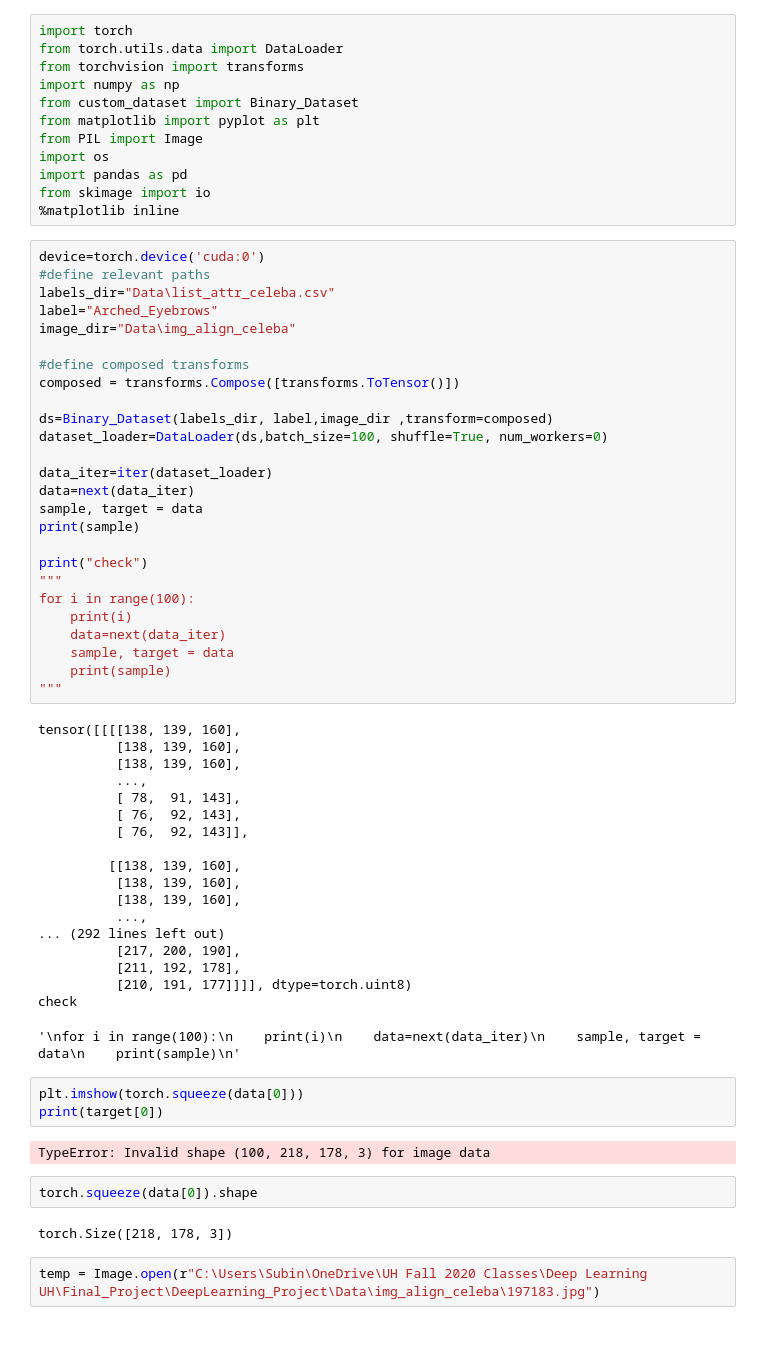
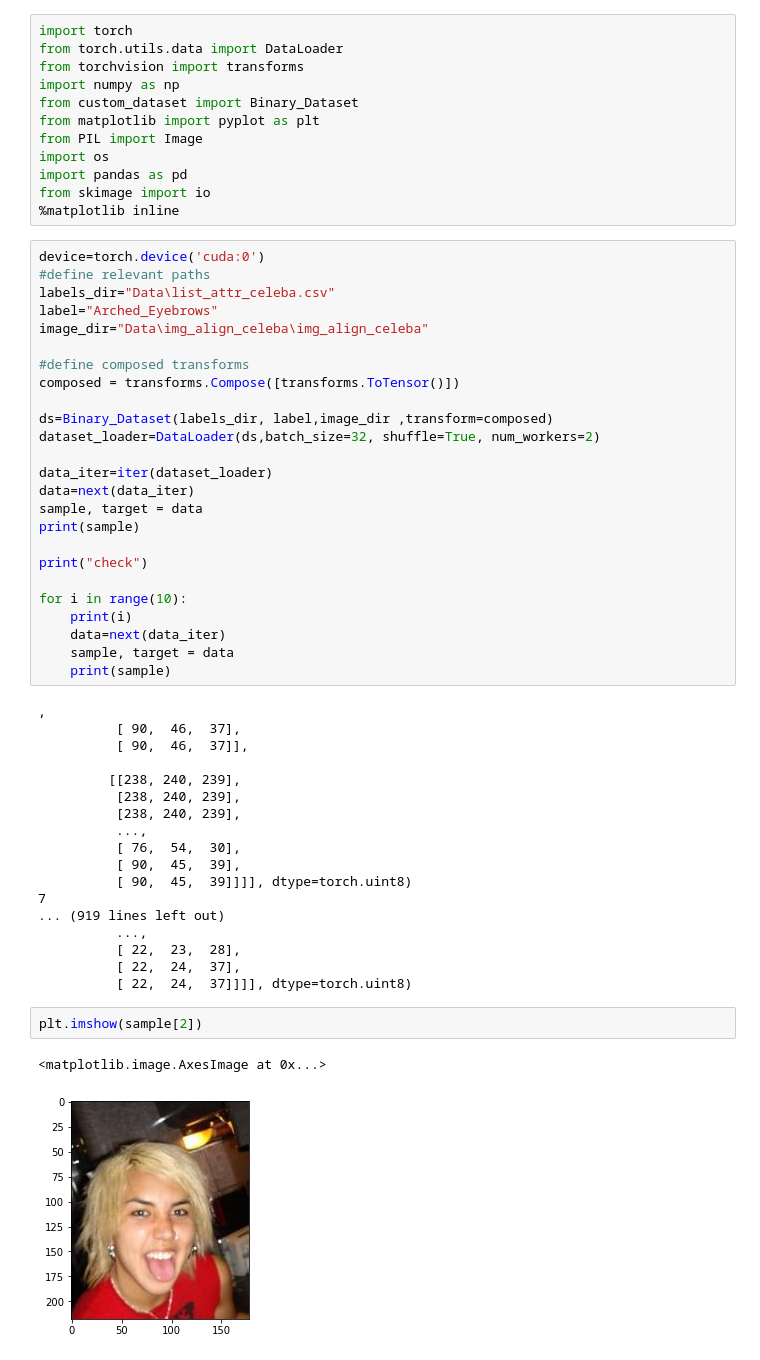
Before and after one commit to drags99/DeepLearning_Project, a Jupyter notebook: DataLoader_test.ipynb, the cells around one changed output. Drawn from its saved outputs; the diff is of its cells as text.

```diff
--- a/DataLoader_test.ipynb
+++ b/DataLoader_test.ipynb
@@ -15,13 +15,13 @@ device=torch.device('cuda:0')
 #define relevant paths
 labels_dir="Data\list_attr_celeba.csv"
 label="Arched_Eyebrows"
-image_dir="Data\img_align_celeba"
+image_dir="Data\img_align_celeba\img_align_celeba"
 
 #define composed transforms
 composed = transforms.Compose([transforms.ToTensor()])
 
 ds=Binary_Dataset(labels_dir, label,image_dir ,transform=composed)
-dataset_loader=DataLoader(ds,batch_size=100, shuffle=True, num_workers=0)
+dataset_loader=DataLoader(ds,batch_size=32, shuffle=True, num_workers=2)
 
 data_iter=iter(dataset_loader)
 data=next(data_iter)
@@ -29,41 +29,33 @@ sample, target = data
 print(sample)
 
 print("check")
-"""
-for i in range(100):
+
+for i in range(10):
     print(i)
     data=next(data_iter)
     sample, target = data
     print(sample)
-"""
 # %% [output]
-tensor([[[[138, 139, 160],
-          [138, 139, 160],
-          [138, 139, 160],
+,
+          [ 90,  46,  37],
+          [ 90,  46,  37]],
+
+         [[238, 240, 239],
+          [238, 240, 239],
+          [238, 240, 239],
           ...,
-          [ 78,  91, 143],
-          [ 76,  92, 143],
-          [ 76,  92, 143]],
-
-         [[138, 139, 160],
-          [138, 139, 160],
-          [138, 139, 160],
+          [ 76,  54,  30],
+          [ 90,  45,  39],
+          [ 90,  45,  39]]]], dtype=torch.uint8)
+7
+... (919 lines left out)
           ...,
-... (292 lines left out)
-          [217, 200, 190],
-          [211, 192, 178],
-          [210, 191, 177]]]], dtype=torch.uint8)
-check
+          [ 22,  23,  28],
+          [ 22,  24,  37],
+          [ 22,  24,  37]]]], dtype=torch.uint8)
-'\nfor i in range(100):\n    print(i)\n    data=next(data_iter)\n    sample, target = data\n    print(sample)\n'
-# %%
-plt.imshow(torch.squeeze(data[0]))
-print(target[0])
-# %% [output]
-TypeError: Invalid shape (100, 218, 178, 3) for image data
-# %%
-torch.squeeze(data[0]).shape
-# %% [output]
-torch.Size([218, 178, 3])
-# %%
-temp = Image.open(r"C:\Users\Subin\OneDrive\UH Fall 2020 Classes\Deep Learning UH\Final_Project\DeepLearning_Project\Data\img_align_celeba\197183.jpg")
+# %%
+plt.imshow(sample[2])
+# %% [output]
+<matplotlib.image.AxesImage at 0x...>
+[figure, added]
 # %%
```
Also changed, not shown: parts of 1 cell of this notebook, 2 other files.
